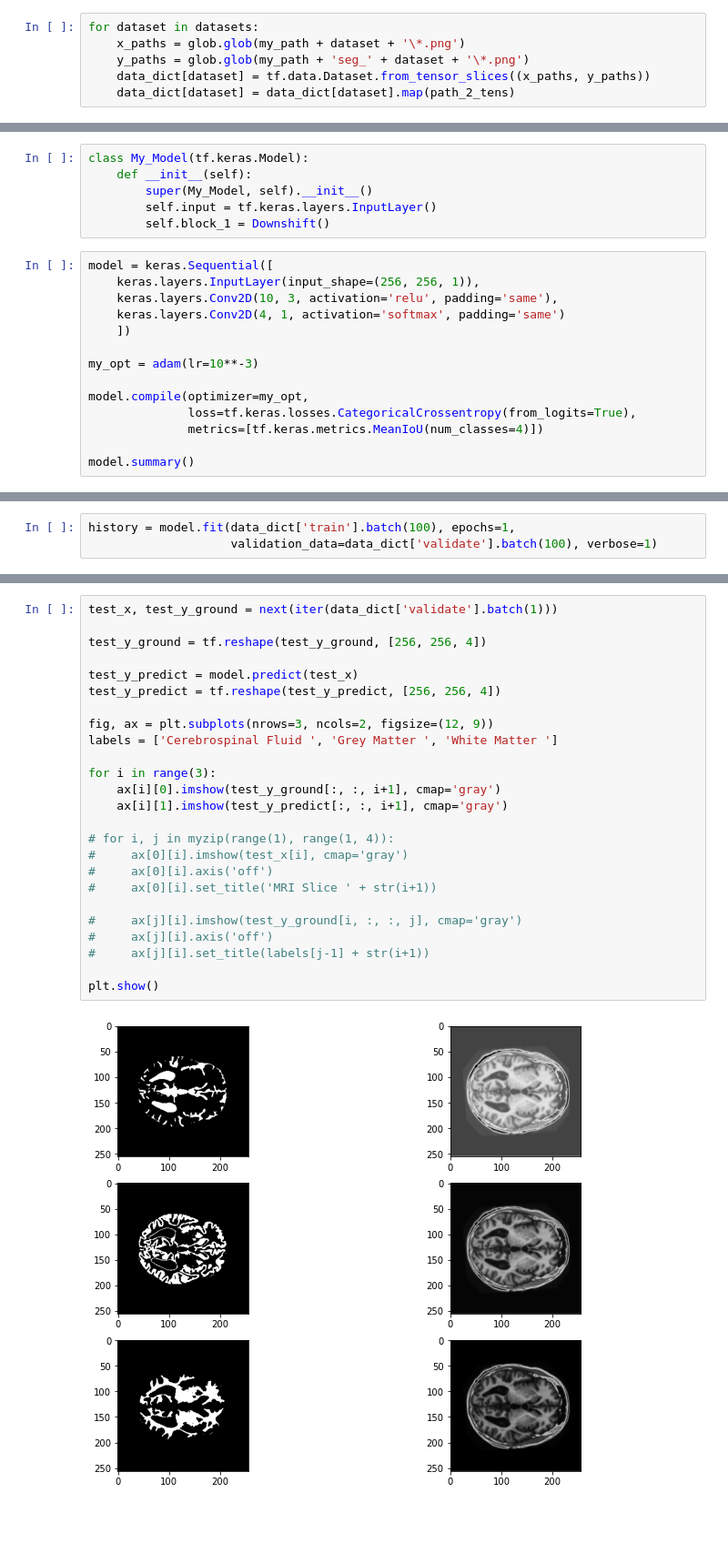
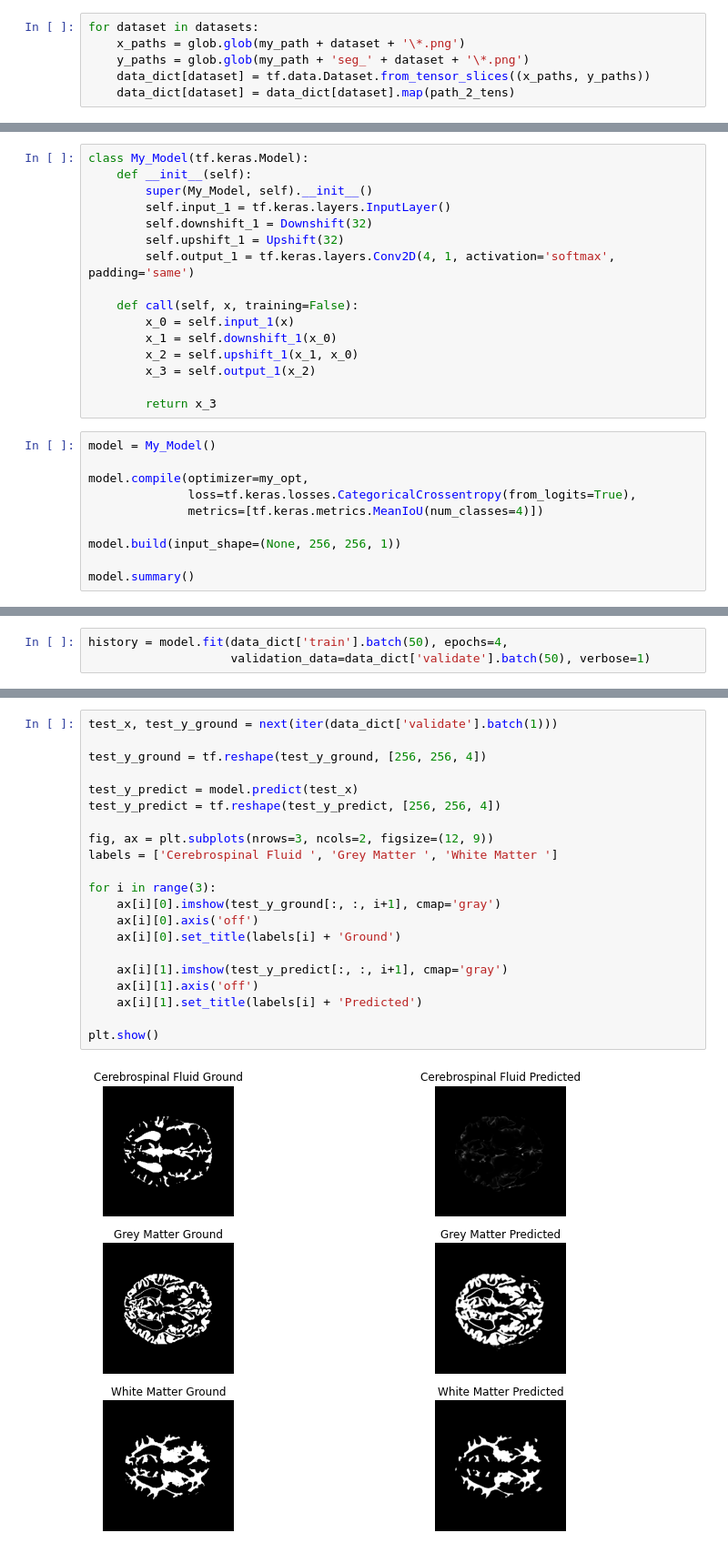
Before and after one commit to sambethune/pattern_analysis, a Jupyter notebook: demo_sheet_2/OASIS.ipynb, the cells around one changed output, grey strips where cells are left out. Shown at 91% size. Drawn from its saved outputs; the diff is of its cells as text; blank space fills up the shorter version.

```diff
--- a/demo_sheet_2/OASIS.ipynb
+++ b/demo_sheet_2/OASIS.ipynb
@@ -92,20 +129,26 @@ class Upshift(tf.keras.layers.Layer):
 class My_Model(tf.keras.Model):
     def __init__(self):
         super(My_Model, self).__init__()
-        self.input = tf.keras.layers.InputLayer()
-        self.block_1 = Downshift()
+        self.input_1 = tf.keras.layers.InputLayer()
+        self.downshift_1 = Downshift(32)
+        self.upshift_1 = Upshift(32)
+        self.output_1 = tf.keras.layers.Conv2D(4, 1, activation='softmax', padding='same')
+
+    def call(self, x, training=False):
+        x_0 = self.input_1(x)
+        x_1 = self.downshift_1(x_0)
+        x_2 = self.upshift_1(x_1, x_0)
+        x_3 = self.output_1(x_2)
+
+        return x_3
 # %%
-model = keras.Sequential([
-    keras.layers.InputLayer(input_shape=(256, 256, 1)),
-    keras.layers.Conv2D(10, 3, activation='relu', padding='same'),
-    keras.layers.Conv2D(4, 1, activation='softmax', padding='same')
-    ])
-
-my_opt = adam(lr=10**-3)
+model = My_Model()
 
 model.compile(optimizer=my_opt,
               loss=tf.keras.losses.CategoricalCrossentropy(from_logits=True),
               metrics=[tf.keras.metrics.MeanIoU(num_classes=4)])
 
+model.build(input_shape=(None, 256, 256, 1))
+
 model.summary()
 # %% [output]
@@ -122,6 +169,6 @@ Trainable params: 144
 Non-trainable params: 0
 _________________________________________________________________
 # %%
-history = model.fit(data_dict['train'].batch(100), epochs=1,
-                    validation_data=data_dict['validate'].batch(100), verbose=1)
+history = model.fit(data_dict['train'].batch(50), epochs=4,
+                    validation_data=data_dict['validate'].batch(50), verbose=1)
 # %% [output]
@@ -146,27 +182,23 @@ plt.show()
 # %%
 test_x, test_y_ground = next(iter(data_dict['validate'].batch(1)))
 
 test_y_ground = tf.reshape(test_y_ground, [256, 256, 4])
 
 test_y_predict = model.predict(test_x)
 test_y_predict = tf.reshape(test_y_predict, [256, 256, 4])
 
 fig, ax = plt.subplots(nrows=3, ncols=2, figsize=(12, 9))
 labels = ['Cerebrospinal Fluid ', 'Grey Matter ', 'White Matter ']
 
 for i in range(3):
     ax[i][0].imshow(test_y_ground[:, :, i+1], cmap='gray')
+    ax[i][0].axis('off')
+    ax[i][0].set_title(labels[i] + 'Ground')
+
     ax[i][1].imshow(test_y_predict[:, :, i+1], cmap='gray')
-
-# for i, j in myzip(range(1), range(1, 4)):
-#     ax[0][i].imshow(test_x[i], cmap='gray')
-#     ax[0][i].axis('off')
-#     ax[0][i].set_title('MRI Slice ' + str(i+1))
-
-#     ax[j][i].imshow(test_y_ground[i, :, :, j], cmap='gray')
-#     ax[j][i].axis('off')
-#     ax[j][i].set_title(labels[j-1] + str(i+1))
+    ax[i][1].axis('off')
+    ax[i][1].set_title(labels[i] + 'Predicted')
 
 plt.show()
 # %% [output]
-[figure, old version]
+[figure, new version]
```
Also changed, not shown: parts of 9 cells of this notebook.
